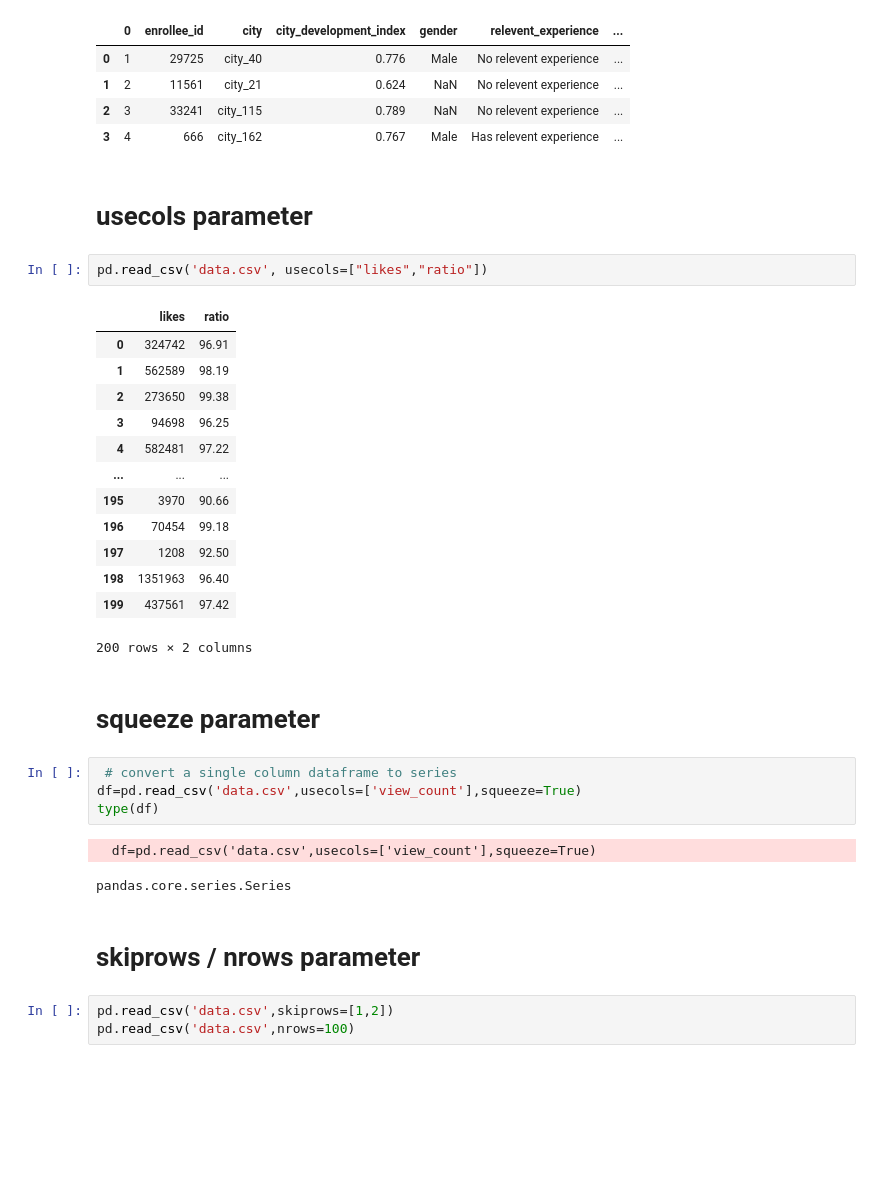
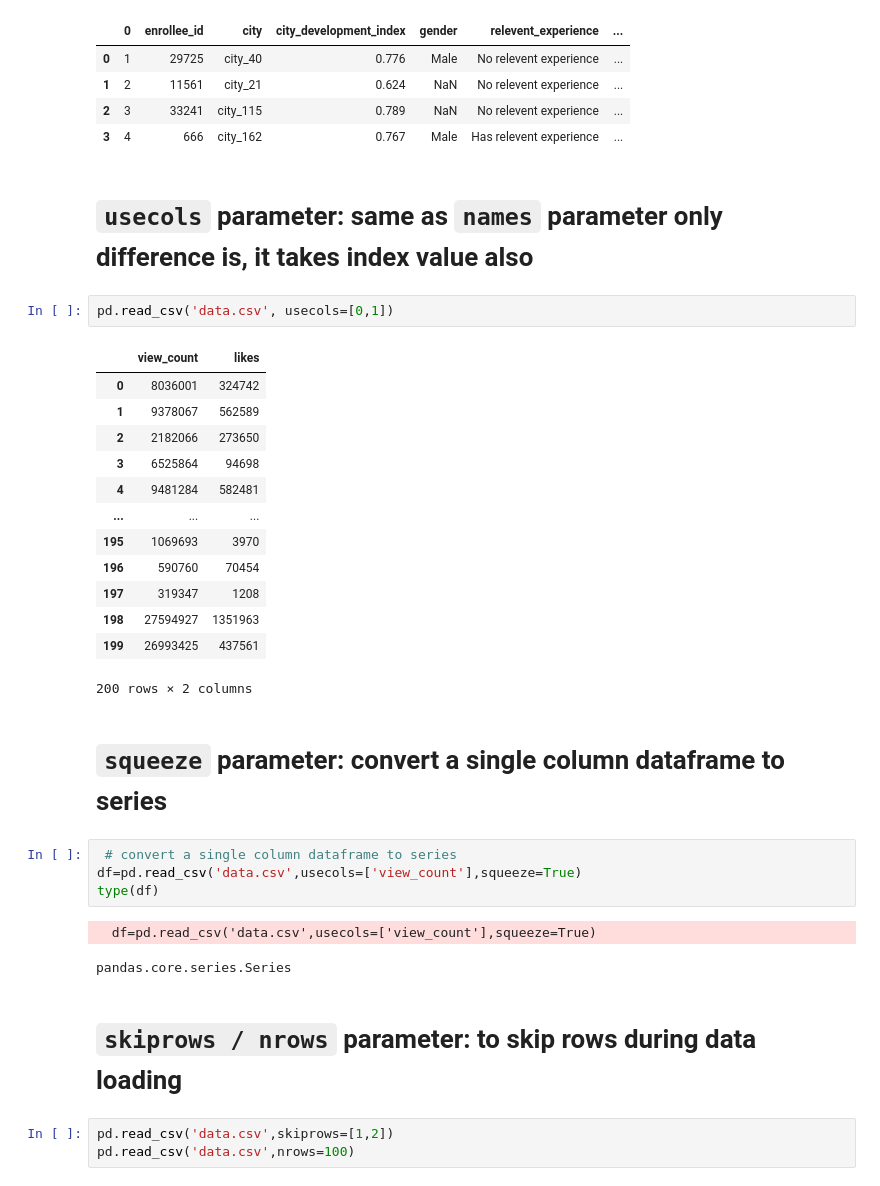
Before and after one commit to beingvikasbhadu/100-Days-Machine-Learning, a Jupyter notebook: Day 15- Handling CSV File.ipynb, the cells around one changed output. Saved outputs shown, nothing was run; the diff lists cells and outputs as text; blank space fills up the shorter version.

```diff
--- a/Day 15- Handling CSV File.ipynb
+++ b/Day 15- Handling CSV File.ipynb
@@ -127,25 +127,25 @@ df
 | 2 | 3 | 33241 | city_115 | 0.789 | NaN | No relevent experience | ... |
 | 3 | 4 | 666 | city_162 | 0.767 | Male | Has relevent experience | ... |
 # %% [markdown]
-# usecols parameter
+# `usecols` parameter: same as `names` parameter only difference is, it takes index value also
 # %%
-pd.read_csv('data.csv', usecols=["likes","ratio"])
+pd.read_csv('data.csv', usecols=[0,1])
 # %% [output]
-|  | likes | ratio |
-| 0 | 324742 | 96.91 |
-| 1 | 562589 | 98.19 |
-| 2 | 273650 | 99.38 |
-| 3 | 94698 | 96.25 |
-| 4 | 582481 | 97.22 |
+|  | view_count | likes |
+| 0 | 8036001 | 324742 |
+| 1 | 9378067 | 562589 |
+| 2 | 2182066 | 273650 |
+| 3 | 6525864 | 94698 |
+| 4 | 9481284 | 582481 |
 | ... | ... | ... |
-| 195 | 3970 | 90.66 |
-| 196 | 70454 | 99.18 |
-| 197 | 1208 | 92.50 |
-| 198 | 1351963 | 96.40 |
-| 199 | 437561 | 97.42 |
+| 195 | 1069693 | 3970 |
+| 196 | 590760 | 70454 |
+| 197 | 319347 | 1208 |
+| 198 | 27594927 | 1351963 |
+| 199 | 26993425 | 437561 |
 200 rows × 2 columns
 # %% [markdown]
-# squeeze parameter
+# `squeeze` parameter: convert a single column dataframe to series
 # %%
  # convert a single column dataframe to series
 df=pd.read_csv('data.csv',usecols=['view_count'],squeeze=True)
@@ -154,7 +154,7 @@ type(df)
   df=pd.read_csv('data.csv',usecols=['view_count'],squeeze=True)
 pandas.core.series.Series
 # %% [markdown]
-# skiprows / nrows parameter
+# `skiprows / nrows` parameter: to skip rows during data loading
 # %%
 pd.read_csv('data.csv',skiprows=[1,2])
 pd.read_csv('data.csv',nrows=100)
```
Also changed, not shown: parts of 13 cells of this notebook.
